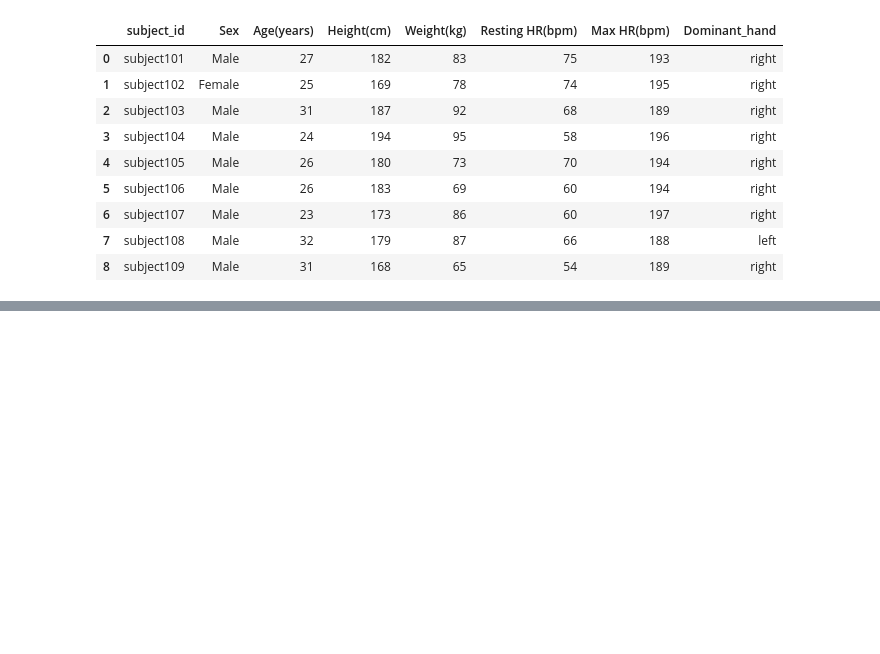
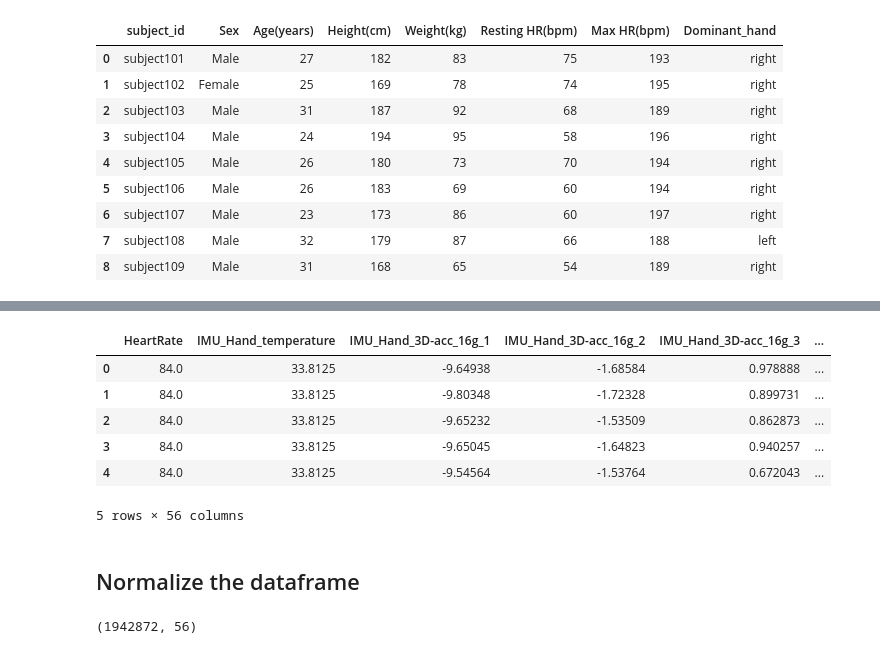
Before and after one commit to vishumanvi/cmpe255-termproject, a Jupyter notebook: CMPE255-HumanActivityClassifier.ipynb, the cells around one changed output, grey strips where cells are left out. Drawn from its saved outputs; the diff is of its cells as text; code cells hidden in the pictures; blank space fills up the shorter version.

```diff
--- a/CMPE255-HumanActivityClassifier.ipynb
+++ b/CMPE255-HumanActivityClassifier.ipynb
@@ -242,0 +232,12 @@ def person_activity_mean(x):
+# %%
+reduced_df.head()
+# %% [output]
+|  | HeartRate | IMU_Hand_temperature | IMU_Hand_3D-acc_16g_1 | IMU_Hand_3D-acc_16g_2 | IMU_Hand_3D-acc_16g_3 | ... |
+| 0 | 84.0 | 33.8125 | -9.64938 | -1.68584 | 0.978888 | ... |
+| 1 | 84.0 | 33.8125 | -9.80348 | -1.72328 | 0.899731 | ... |
+| 2 | 84.0 | 33.8125 | -9.65232 | -1.53509 | 0.862873 | ... |
+| 3 | 84.0 | 33.8125 | -9.65045 | -1.64823 | 0.940257 | ... |
+| 4 | 84.0 | 33.8125 | -9.54564 | -1.53764 | 0.672043 | ... |
+5 rows × 56 columns
+# %% [markdown]
+## Normalize the dataframe
@@ -242,0 +246,4 @@ def person_activity_mean(x):
+# %%
+normalized_df.shape
+# %% [output]
+(1942872, 56)
```
Also changed, not shown: parts of 43 cells of this notebook.
